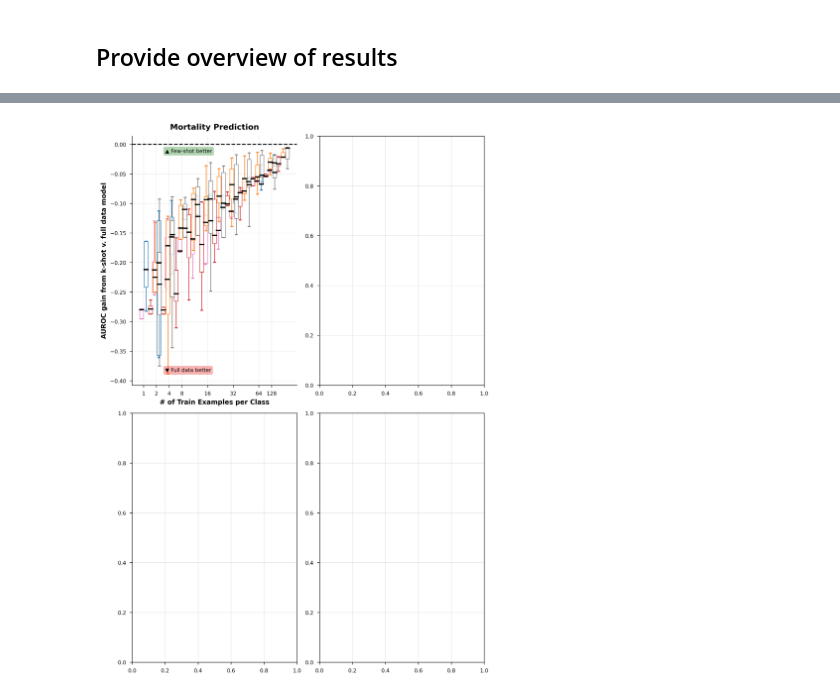
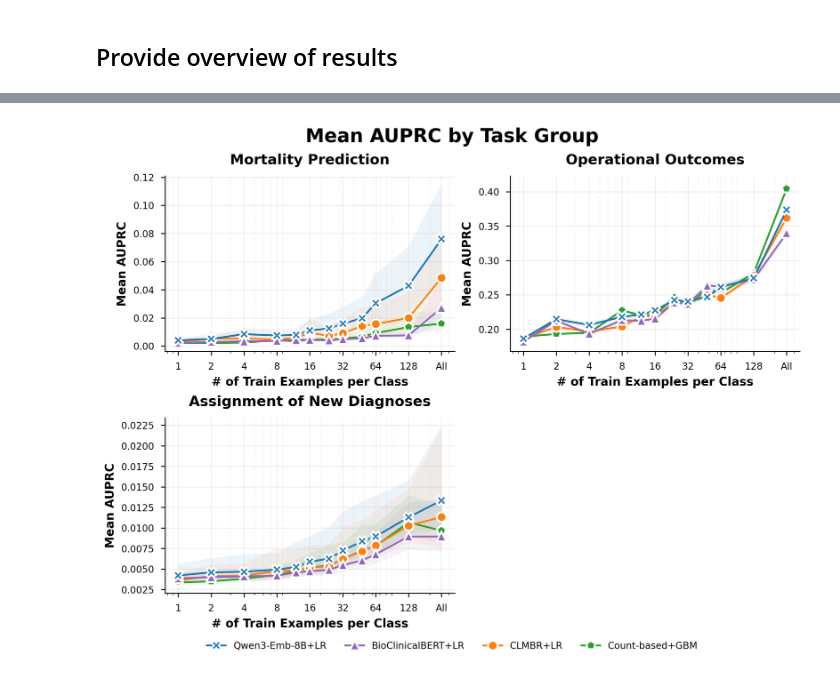
Before and after one commit to stefanhgm/ehrshot-benchmark, a Jupyter notebook: UKB_validation/ResultEvaluation.ipynb, the cells around one changed output, grey strips where cells are left out. Drawn from its saved outputs; the diff is of its cells as text; code cells hidden in the pictures.

Commit message:
Adapted Code for correct plot generation

```diff
--- a/UKB_validation/ResultEvaluation.ipynb
+++ b/UKB_validation/ResultEvaluation.ipynb
@@ -69,7 +87,7 @@ num_cv_rounds = 5
 for indication, phecodelist in indications.items():
     for disease in phecodelist:
             #scores_filename = f"../tables/table_{case}_{disease}_nocalcembed_*.csv"
-            scores_filename = f"./Results_new/{disease}_all_results.csv"
+            scores_filename = f"/sc-projects/sc-proj-ukb-cvd/projects/llm2vec/Results_Revision2/{glob.escape(disease)}_all_results.csv"
             matching_files = glob.glob(scores_filename)
 
             if(len(matching_files) == 0):
@@ -120,0 +121,18 @@ Skipping hospitalization
+# %%
+## filter all_scores based on the following criteria:
+max_k = {
+    'Cardiac arrest': 32,
+    'Abdominal aortic aneurysm': 24,
+    'Aortic stenosis': 48,
+    'Mitral valve insufficiency': 64,
+    'Endocarditis': 24,
+    'Rheumatic fever and chronic rheumatic heart diseases': 64,
+    "Parkinson's disease (Primary)": 32,
+    'Suicide ideation and attempt or self harm': 64,
+}
+
+limits = all_scores['labeling_function'].map(max_k)
+
+all_scores = all_scores[
+    limits.isna() | (all_scores['k'] <= limits)
+]
@@ -122,41 +144,44 @@ Skipping hospitalization
 PATH_TO_OUTPUT_DIR = "./plots/"
 os.makedirs(PATH_TO_OUTPUT_DIR, exist_ok=True)
 
-MODEL_HEADS = None  # or specify e.g. [('clmbr','lr'), ('llm2vec','lr')]
+MODEL_HEADS = None
+all_scores_filtered = all_scores[all_scores["model"].isin(["count", "clmbr", "qwen3", "bioclinicalbert"])]
 
-# Individual task plots
-plot_all_labeling_functions(
-    all_scores,
-    score="auroc",
+# # Individual task plots
+# plot_all_labeling_functions(
+#     all_scores_filtered[all_scores_filtered["sub_task"] == "disease_onset"],
+#     score=method,
+#     path_to_output_dir=PATH_TO_OUTPUT_DIR,
+#     model_heads=MODEL_HEADS,
+#     is_x_scale_log=True,
+#     is_std_bars=True
+# )
+
+# Task group aggregated plots
+plot_all_task_groups(
+    all_scores_filtered,
+    score=method,
     path_to_output_dir=PATH_TO_OUTPUT_DIR,
     model_heads=MODEL_HEADS,
     is_x_scale_log=True,
-    is_std_bars=True
+    shadedregion=True,
+    addlinesdiagnoses=False
 )
 
-# Task group aggregated plots
-plot_all_task_groups(
-    all_scores,
-    score="auroc",
-    path_to_output_dir=PATH_TO_OUTPUT_DIR,
-    model_heads=MODEL_HEADS,
-    is_x_scale_log=True
-)
+# # Boxplots
+# plot_all_task_group_box_plots(
+#     all_scores_filtered,
+#     score=method,
+#     path_to_output_dir=PATH_TO_OUTPUT_DIR,
+#     model_heads=MODEL_HEADS
+# )
 
-# Boxplots
-plot_all_task_group_box_plots(
-    all_scores,
-    score="auroc",
-    path_to_output_dir=PATH_TO_OUTPUT_DIR,
-    model_heads=MODEL_HEADS
-)
-
-# Radar plot for specific k
-plot_radar_chart(
-    all_scores,
-    k=32,
-    path_to_output_dir=PATH_TO_OUTPUT_DIR,
-    score="auroc",
-    model_heads=MODEL_HEADS
-)
+# # Radar plot for specific k
+# plot_radar_chart(
+#     all_scores_filtered,
+#     k=32,
+#     path_to_output_dir=PATH_TO_OUTPUT_DIR,
+#     score=method,
+#     model_heads=MODEL_HEADS
+# )
 # %% [output]
@@ -165,2 +188,2 @@ AssertionError: Full data not present in Operational Outcomes for auroc
-[figure, old version]
+[figure, new version]
 # %%
```
Also changed, not shown: parts of 24 cells of this notebook, 3 other files.
